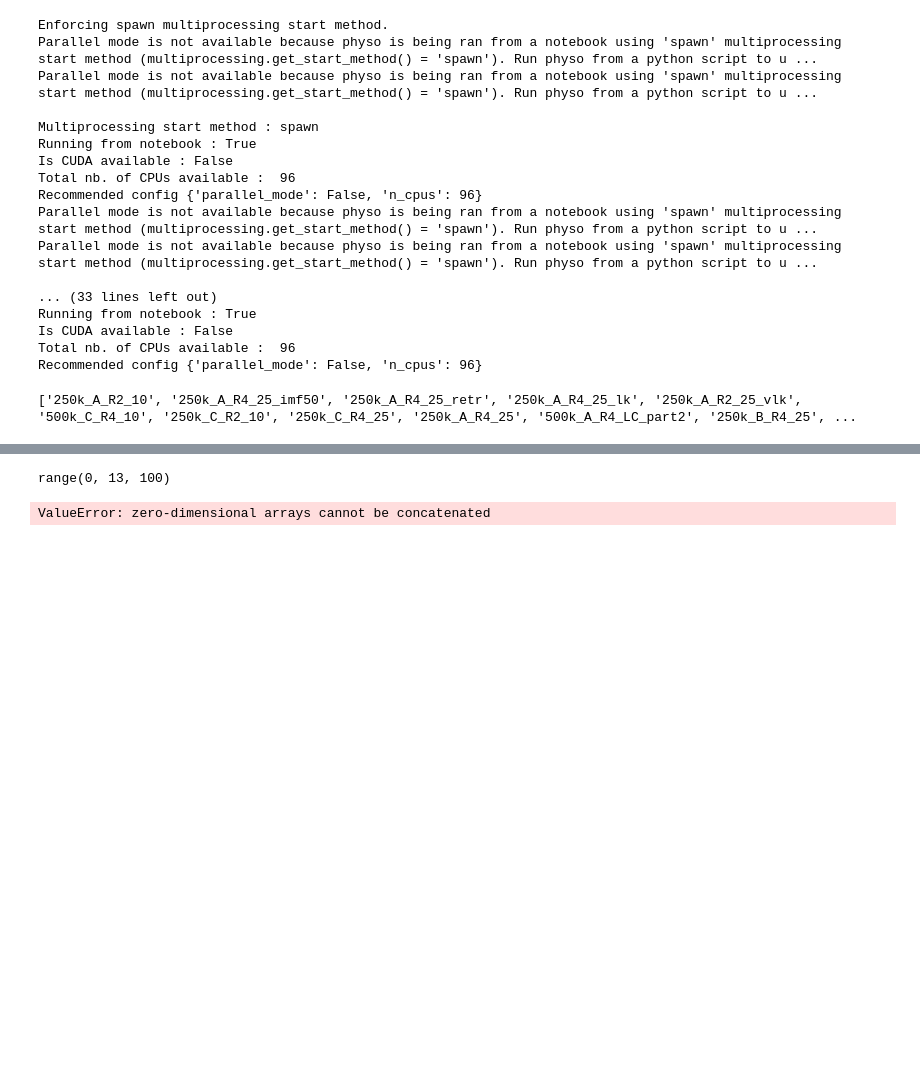
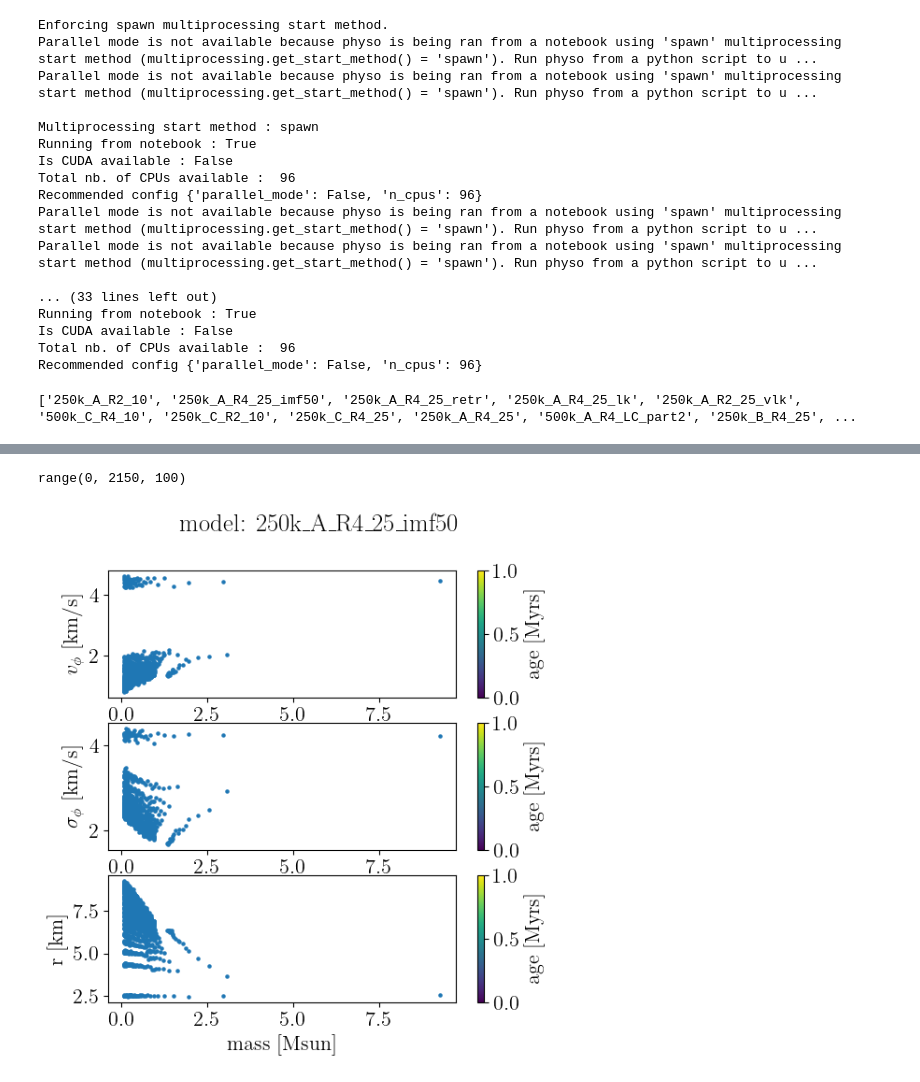
Before and after one commit to theocrt/phy-so-mass-dependent, a Jupyter notebook: demo_data_loader.ipynb, the cells around one changed output, grey strips where cells are left out. Cells and saved outputs as stored; diff of their text form; code cells hidden in the pictures; blank space fills up the shorter version.

```diff
--- a/demo_data_loader.ipynb
+++ b/demo_data_loader.ipynb
@@ -88,0 +85,6 @@ dict_keys(['mass', 'velocity', 'dispersion', 'radius', 'age'])
+# %%
+variables = {'mass': 'mass_bin', 'velocity': 'vphi', 'dispersion': 'disp_phi', 'radius': 'radial_bin'}
+labels = {'mass': r"$mass$ [M\_\odot]", 'velocity': r"$v_\phi$ [km/s]", 'dispersion': r"$\sigma_\phi$ [km/s]", 'radius': 'r [km]'}
+data = load_data(selected_model, variables)
+print(data)
+print(data.keys())
@@ -89,16 +134,19 @@ dict_keys(['mass', 'velocity', 'dispersion', 'radius', 'age'])
 # %%
+# Reduce data for plotting
+
 reduced_data = reduce(data)
-
 myvars = target_vars(data.keys())
 
 fig, ax = plt.subplots(len(myvars), 1, figsize=(6,6))
 fig.suptitle("model: " + selected_model)
 for n,name in enumerate(myvars):
-    sc = ax[n].scatter(reduced_data['mass'], reduced_data[name], c=reduced_data['age'], cmap='viridis', s=5)
+    #sc = ax[n].scatter(reduced_data['mass'], reduced_data[name], c=reduced_data['age'], cmap='viridis', s=5)
+    sc = ax[n].scatter(reduced_data['mass'], reduced_data[name], s=5)
     cbar = plt.colorbar(sc)
     cbar.set_label("age [Myrs]")
-    ax.set_xlabel("mass [M_\odot]")
+    ax[n].set_xlabel("mass [Msun]")
+    ax[n].set_ylabel(labels[name])
 plt.show()
 # %% [output]
-range(0, 13, 100)
+range(0, 2150, 100)
-ValueError: zero-dimensional arrays cannot be concatenated
+[figure, added]
```
Also changed, not shown: parts of 6 cells of this notebook.
